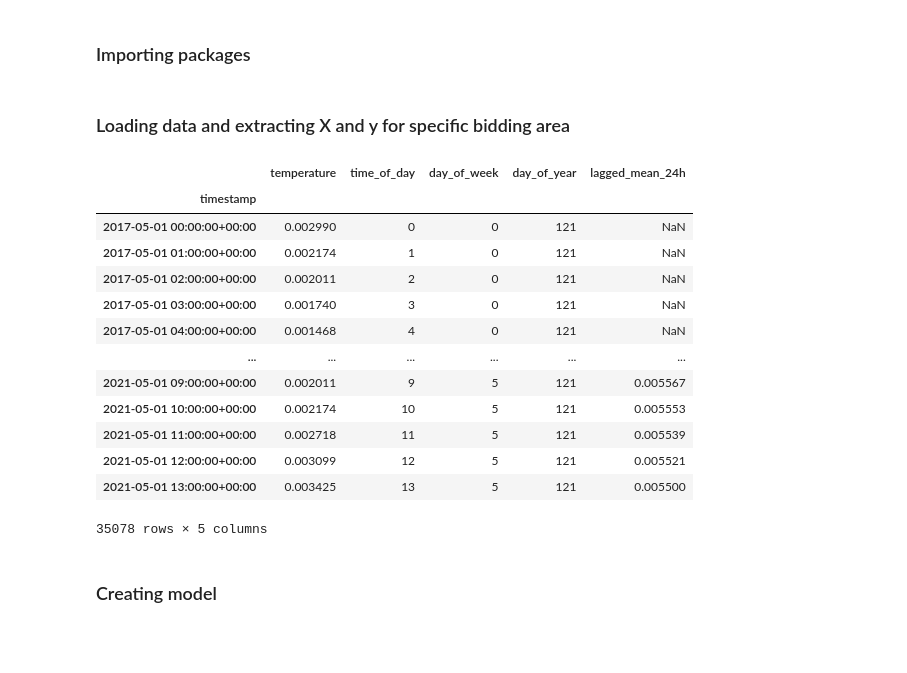
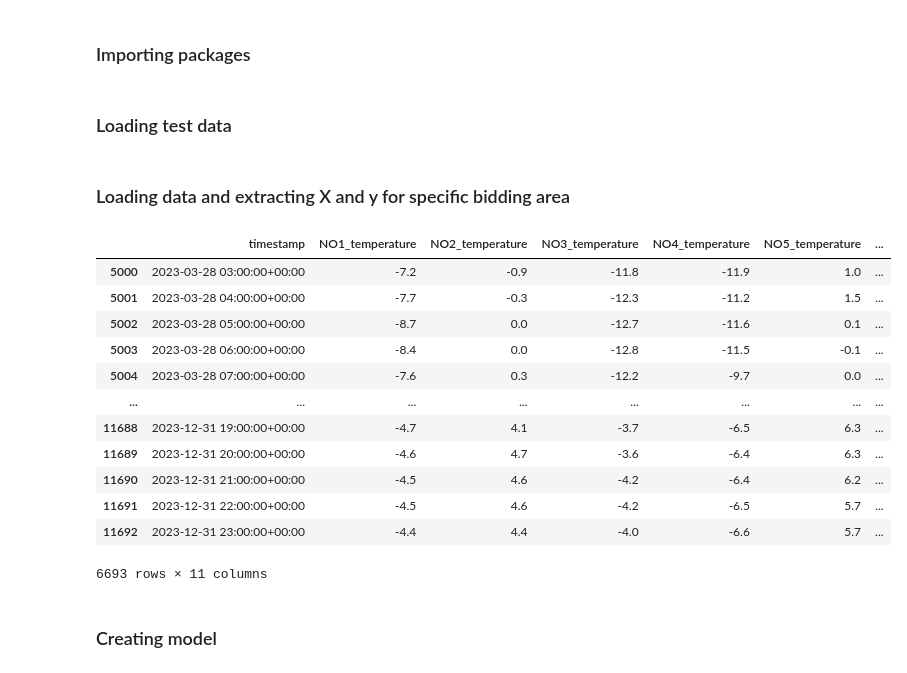
Before and after one commit to jatobro/it3030-deep-learning, a Jupyter notebook: timeseries/fnn.ipynb, the cells around one changed output. Cells and saved outputs as stored; diff of their text form; code cells hidden in the pictures; blank space fills up the shorter version.

Commit message:
training works

```diff
--- a/timeseries/fnn.ipynb
+++ b/timeseries/fnn.ipynb
@@ -10,0 +12,2 @@ from torchvision import datasets
+# %% [markdown]
+### Loading test data
@@ -11,50 +28,72 @@ from torchvision import datasets
 # %% [markdown]
 ### Loading data and extracting X and y for specific bidding area
 # %%
-train_data = pd.read_csv("train.csv")
-test_data = pd.read_csv("test.csv")
+train_data = pd.read_csv("train.csv").iloc[15000:]
+test_data = pd.read_csv("test.csv").iloc[5000:]
 
 bidding_area = 3
 
 X_train = pd.concat(
     [
         train_data["timestamp"],
         train_data[f"NO{bidding_area}_temperature"].rename("temperature"),
         train_data["time_of_day"],
         train_data["day_of_week"],
         train_data["day_of_year"],
         train_data[f"lagged_mean_NO{bidding_area}_24h"].rename("lagged_mean_24h"),
     ],
     axis="columns",
 )
 
 y_train = pd.concat(
     [
         train_data["timestamp"],
         train_data[f"NO{bidding_area}_consumption"].rename("consumption"),
     ],
     axis="columns",
 )
 
+X_test = pd.concat(
+    [
+        test_data["timestamp"],
+        test_data[f"NO{bidding_area}_temperature"].rename("temperature"),
+        test_data["time_of_day"],
+        test_data["day_of_week"],
+        test_data["day_of_year"],
+        test_data[f"lagged_mean_NO{bidding_area}_24h"].rename("lagged_mean_24h"),
+    ],
+    axis="columns",
+)
+
+y_test = pd.concat(
+    [
+        test_data["timestamp"],
+        test_data[f"NO{bidding_area}_consumption"].rename("consumption"),
+    ],
+    axis="columns",
+)
+
+X_test.set_index("timestamp", inplace=True)
+y_test.set_index("timestamp", inplace=True)
+
 X_train.set_index("timestamp", inplace=True)
 y_train.set_index("timestamp", inplace=True)
 
-X_train
+test_data
 # %% [output]
-|  | temperature | time_of_day | day_of_week | day_of_year | lagged_mean_24h |
-| timestamp |  |  |  |  |  |
-| 2017-05-01 00:00:00+00:00 | 0.002990 | 0 | 0 | 121 | NaN |
-| 2017-05-01 01:00:00+00:00 | 0.002174 | 1 | 0 | 121 | NaN |
-| 2017-05-01 02:00:00+00:00 | 0.002011 | 2 | 0 | 121 | NaN |
-| 2017-05-01 03:00:00+00:00 | 0.001740 | 3 | 0 | 121 | NaN |
-| 2017-05-01 04:00:00+00:00 | 0.001468 | 4 | 0 | 121 | NaN |
-| ... | ... | ... | ... | ... | ... |
-| 2021-05-01 09:00:00+00:00 | 0.002011 | 9 | 5 | 121 | 0.005567 |
-| 2021-05-01 10:00:00+00:00 | 0.002174 | 10 | 5 | 121 | 0.005553 |
-| 2021-05-01 11:00:00+00:00 | 0.002718 | 11 | 5 | 121 | 0.005539 |
-| 2021-05-01 12:00:00+00:00 | 0.003099 | 12 | 5 | 121 | 0.005521 |
-| 2021-05-01 13:00:00+00:00 | 0.003425 | 13 | 5 | 121 | 0.005500 |
+|  | timestamp | NO1_temperature | NO2_temperature | NO3_temperature | NO4_temperature | NO5_temperature | ... |
+| 5000 | 2023-03-28 03:00:00+00:00 | -7.2 | -0.9 | -11.8 | -11.9 | 1.0 | ... |
+| 5001 | 2023-03-28 04:00:00+00:00 | -7.7 | -0.3 | -12.3 | -11.2 | 1.5 | ... |
+| 5002 | 2023-03-28 05:00:00+00:00 | -8.7 | 0.0 | -12.7 | -11.6 | 0.1 | ... |
+| 5003 | 2023-03-28 06:00:00+00:00 | -8.4 | 0.0 | -12.8 | -11.5 | -0.1 | ... |
+| 5004 | 2023-03-28 07:00:00+00:00 | -7.6 | 0.3 | -12.2 | -9.7 | 0.0 | ... |
+| ... | ... | ... | ... | ... | ... | ... | ... |
+| 11688 | 2023-12-31 19:00:00+00:00 | -4.7 | 4.1 | -3.7 | -6.5 | 6.3 | ... |
+| 11689 | 2023-12-31 20:00:00+00:00 | -4.6 | 4.7 | -3.6 | -6.4 | 6.3 | ... |
+| 11690 | 2023-12-31 21:00:00+00:00 | -4.5 | 4.6 | -4.2 | -6.4 | 6.2 | ... |
+| 11691 | 2023-12-31 22:00:00+00:00 | -4.5 | 4.6 | -4.2 | -6.5 | 5.7 | ... |
+| 11692 | 2023-12-31 23:00:00+00:00 | -4.4 | 4.4 | -4.0 | -6.6 | 5.7 | ... |
-35078 rows × 5 columns
+6693 rows × 11 columns
 # %% [markdown]
 ### Creating model
 # %%
```
Also changed, not shown: parts of 7 cells of this notebook, 2 other files.
